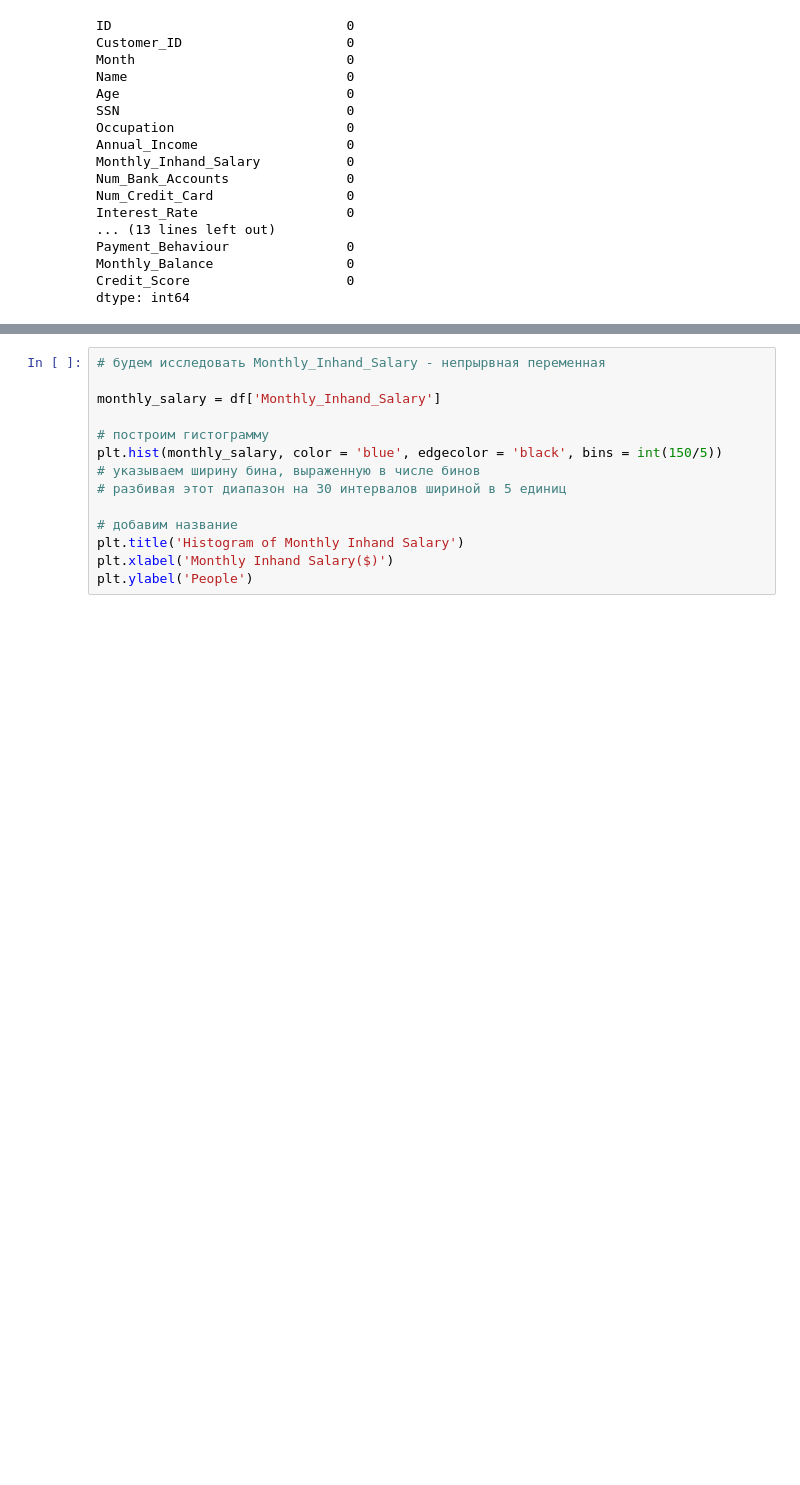
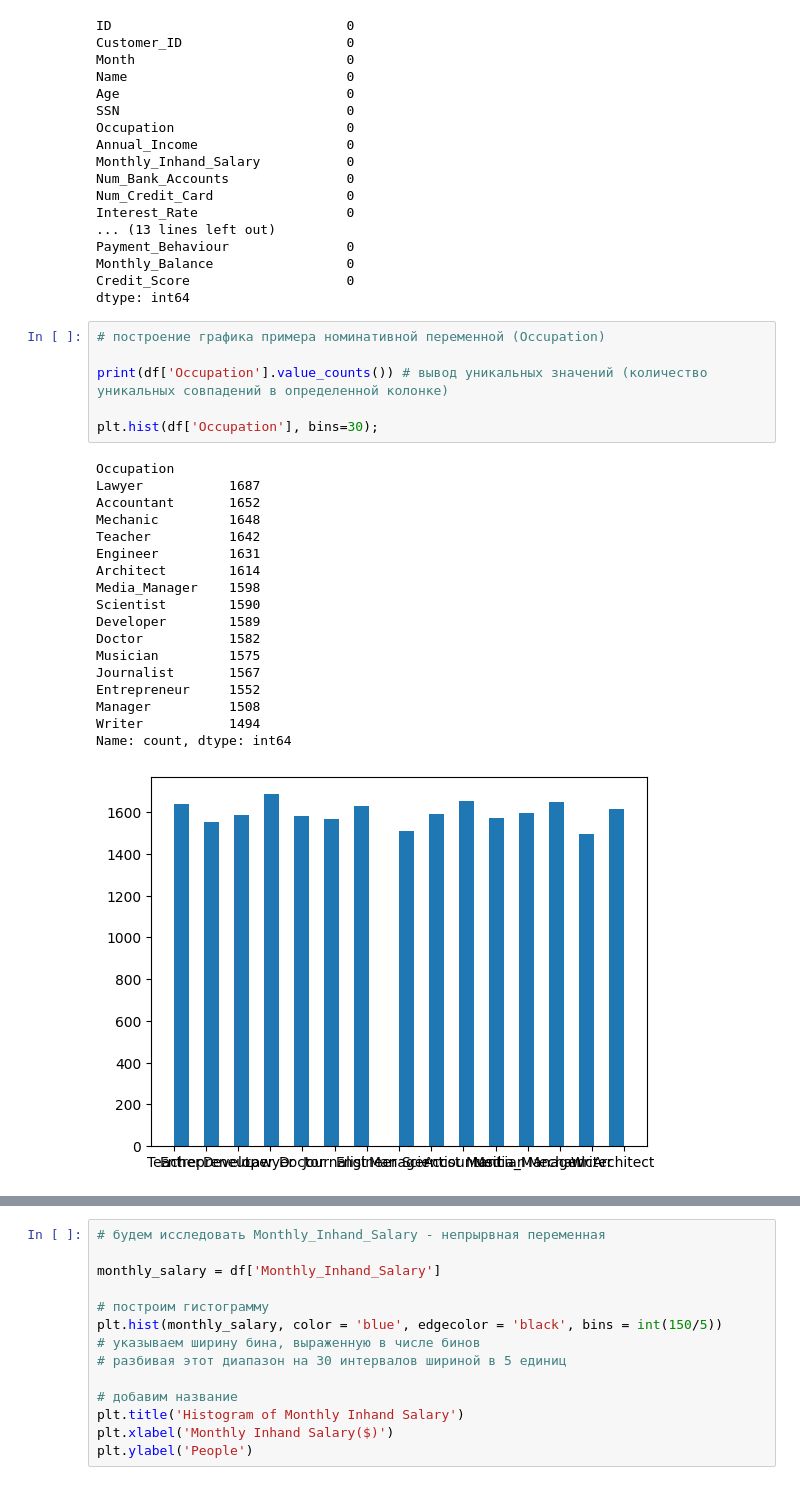
Before and after one commit to AndMarina/analyste_project, a Jupyter notebook: math_statistic_basic/introduction.ipynb, the cells around one changed output, grey strips where cells are left out. Drawn from its saved outputs; the diff is of its cells as text; blank space fills up the shorter version.

```diff
--- a/math_statistic_basic/introduction.ipynb
+++ b/math_statistic_basic/introduction.ipynb
@@ -163,4 +147,29 @@ Payment_Behaviour               0
 Monthly_Balance                 0
 Credit_Score                    0
 dtype: int64
+# %%
+# построение графика примера номинативной переменной (Occupation)
+
+print(df['Occupation'].value_counts()) # вывод уникальных значений (количество уникальных совпадений в определенной колонке)
+
+plt.hist(df['Occupation'], bins=30);
+# %% [output]
+Occupation
+Lawyer           1687
+Accountant       1652
+Mechanic         1648
+Teacher          1642
+Engineer         1631
+Architect        1614
+Media_Manager    1598
+Scientist        1590
+Developer        1589
+Doctor           1582
+Musician         1575
+Journalist       1567
+Entrepreneur     1552
+Manager          1508
+Writer           1494
+Name: count, dtype: int64
+[figure, added]
 # %%
```
Also changed, not shown: parts of 27 cells of this notebook.
